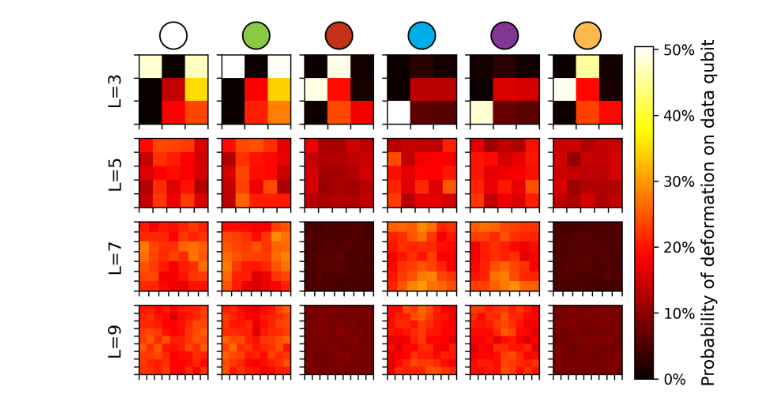
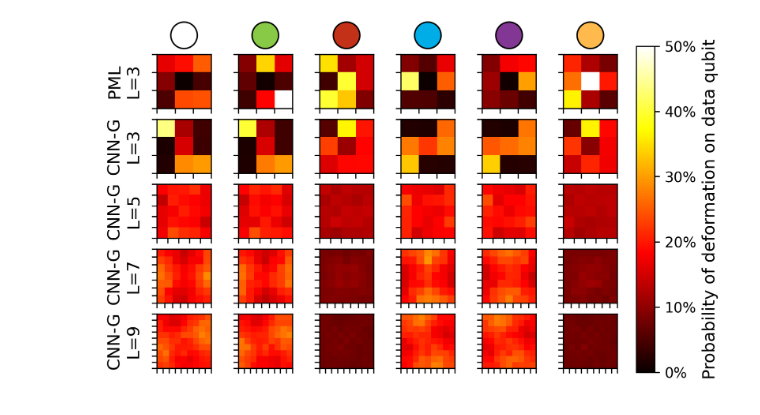
Before and after one commit to JuliusRye/QEC, a Jupyter notebook: Modules/deformation_dist_visualization.ipynb, the cells around one changed output. Saved outputs shown, nothing was run; the diff lists cells and outputs as text; code cells hidden in the pictures.

```diff
--- a/Modules/deformation_dist_visualization.ipynb
+++ b/Modules/deformation_dist_visualization.ipynb
@@ -9,11 +9,13 @@ import matplotlib.pyplot as plt
 from jax import nn
 import jax.numpy as jnp
 # %%
+pml_probs = nn.softmax(load_params("data/PML-B-3.json")[1]["deformation_dist"], axis=0)
 probs3 = nn.softmax(load_params("data/CNN-B-3.json")[1]["deformation_dist"], axis=0)
 probs5 = nn.softmax(load_params("data/CNN-B-5.json")[1]["deformation_dist"], axis=0)
 probs7 = nn.softmax(load_params("data/CNN-B-7.json")[1]["deformation_dist"], axis=0)
 probs9 = nn.softmax(load_params("data/CNN-B-9.json")[1]["deformation_dist"], axis=0)
-probability = [probs3, probs5, probs7, probs9]
+probability = [pml_probs, probs3, probs5, probs7, probs9]
+namings = ["PML\nL=3", "CNN-G\nL=3", "CNN-G\nL=5", "CNN-G\nL=7", "CNN-G\nL=9"]
 # %%
 colors = [
     "#FFFFFF",  # I
@@ -24,38 +26,44 @@ colors = [
     "#FFB94C",  # X -> Y -> Z -> X
 ]
 # %%
-figure, axs = plt.subplots(4, 6, figsize=(6, 4), dpi=300)
+figure, axs = plt.subplots(len(probability), 6, figsize=(6, 4), dpi=300)
 # figure.suptitle("Data qubit deformations", fontsize=16)
-for i in range(4):
+for i in range(len(probability)):
     for j in range(6):
-        im = axs[i, j].imshow(probability[i][j], cmap='hot', interpolation='nearest', vmin=0, vmax=max(p.max() for p in probability), origin='lower')
-        axs[i, j].set_xticks(jnp.arange(2*i+4)-.5)
-        axs[i, j].set_yticks(jnp.arange(2*i+4)-.5)
+        im = axs[i, j].imshow(
+            probability[i][j],
+            cmap='hot',
+            interpolation='nearest',
+            vmin=0,
+            vmax=.5,
+            origin='lower')
+        axs[i, j].set_xticks(jnp.arange(probability[i][j].shape[0]+1)-.5)
+        axs[i, j].set_yticks(jnp.arange(probability[i][j].shape[1]+1)-.5)
         axs[i, j].set_xticklabels([])
         axs[i, j].set_yticklabels([])
         # axs[i, j].grid(visible=True, lw=.5)
         if i == 0:
             axs[i, j].set_title(
                 " ",
                 fontsize=12,
                 color=colors[j],
                 fontweight="bold",
                 bbox=dict(boxstyle="circle", edgecolor="black", facecolor=colors[j]),
                 pad=10  # Adjust the padding to lift the title up slightly
             )
         # if i == 3:
         #     axs[i, j].set_xlabel(f"D={j}", fontsize=12)
         if j == 0:
-            axs[i, j].set_ylabel(f"L={3 + 2*i}", fontsize=12)
+            axs[i, j].set_ylabel(namings[i], fontsize=12)
 cax = figure.add_axes([0.92, 0.1, 0.03, 0.8])
 cbar = plt.colorbar(im, cax=cax)
 cbar.set_label("Probability of deformation on data qubit", fontsize=12)
 # cbar.ax.set_yticks(jnp.arange(0, 2/6, .03))
 cbar.ax.set_yticklabels(["{:.0%}".format(i) for i in cbar.get_ticks()])
 
 plt.savefig("figs/CNN-B-deformation_dist.eps", bbox_inches='tight', dpi=300)
 plt.savefig("figs/CNN-B-deformation_dist.png", bbox_inches='tight', dpi=300)
 
 plt.show()
 # %% [output]
-[figure, old version]
+[figure, new version]
```
Also changed, not shown: parts of 2 cells of this notebook, 11 other files.
